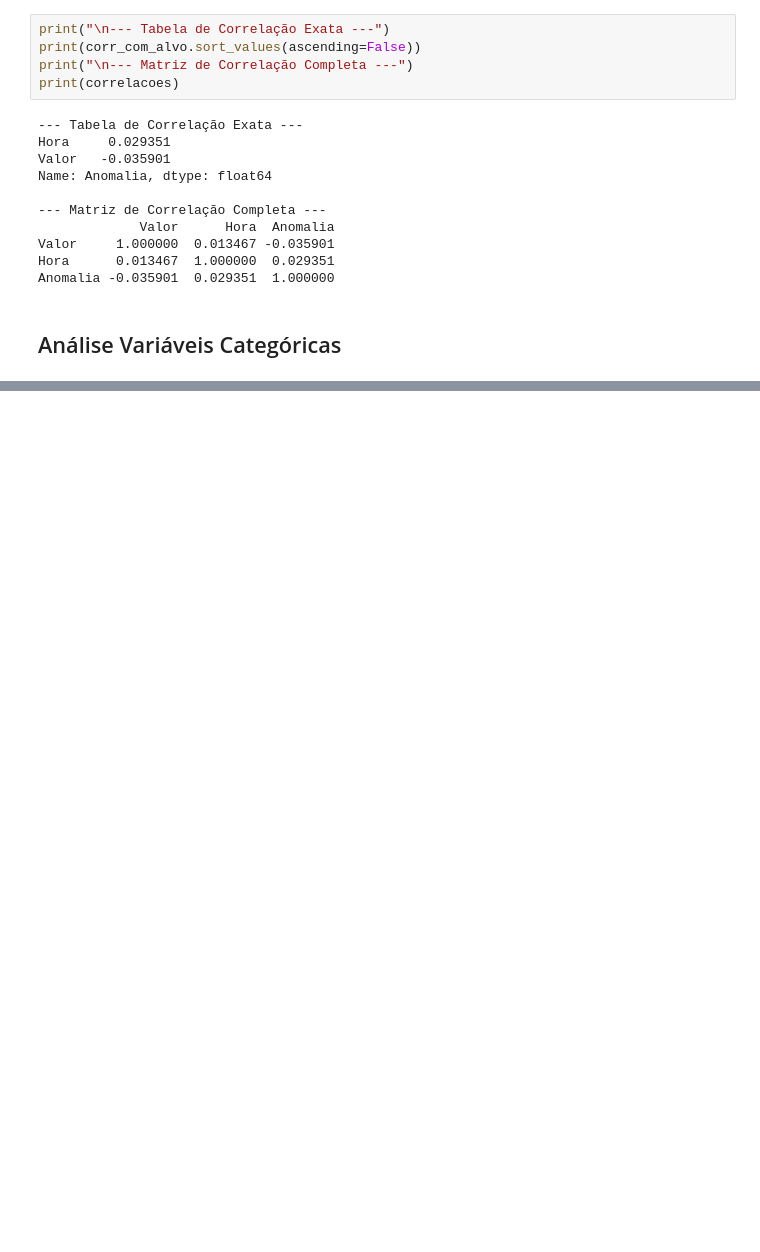
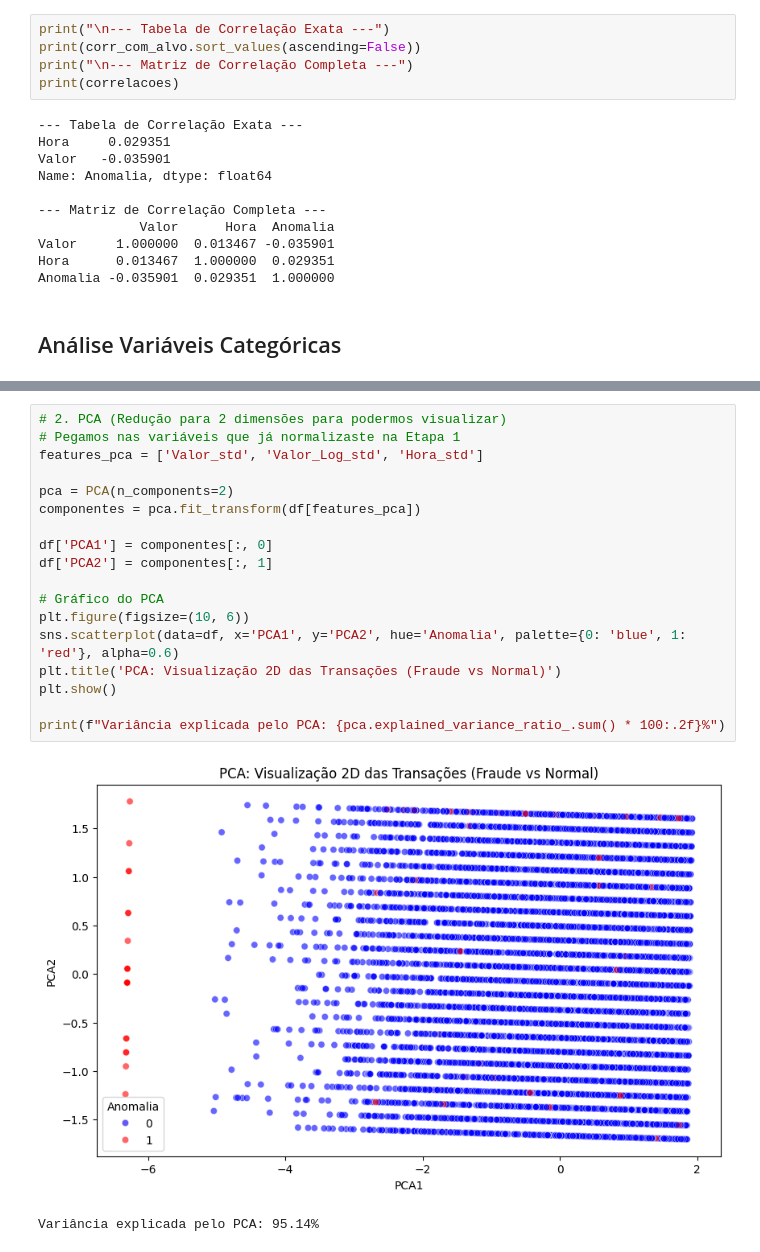
Before and after one commit to harthurhenrique/pix-fraud-detection-clustering, a Jupyter notebook: notebooks/data_analysis.ipynb, the cells around one changed output, grey strips where cells are left out. Drawn from its saved outputs; the diff is of its cells as text; blank space fills up the shorter version.

Commit message:
Ajuste etapa 2, finalizando etapa 3

```diff
--- a/notebooks/data_analysis.ipynb
+++ b/notebooks/data_analysis.ipynb
@@ -160,0 +174,21 @@ for coluna in var_cat:
+# %%
+# 2. PCA (Redução para 2 dimensões para podermos visualizar)
+# Pegamos nas variáveis que já normalizaste na Etapa 1
+features_pca = ['Valor_std', 'Valor_Log_std', 'Hora_std']
+
+pca = PCA(n_components=2)
+componentes = pca.fit_transform(df[features_pca])
+
+df['PCA1'] = componentes[:, 0]
+df['PCA2'] = componentes[:, 1]
+
+# Gráfico do PCA
+plt.figure(figsize=(10, 6))
+sns.scatterplot(data=df, x='PCA1', y='PCA2', hue='Anomalia', palette={0: 'blue', 1: 'red'}, alpha=0.6)
+plt.title('PCA: Visualização 2D das Transações (Fraude vs Normal)')
+plt.show()
+
+print(f"Variância explicada pelo PCA: {pca.explained_variance_ratio_.sum() * 100:.2f}%")
+# %% [output]
+[figure, added]
+Variância explicada pelo PCA: 95.14%
```
Also changed, not shown: parts of 7 cells of this notebook, 2 other files.
